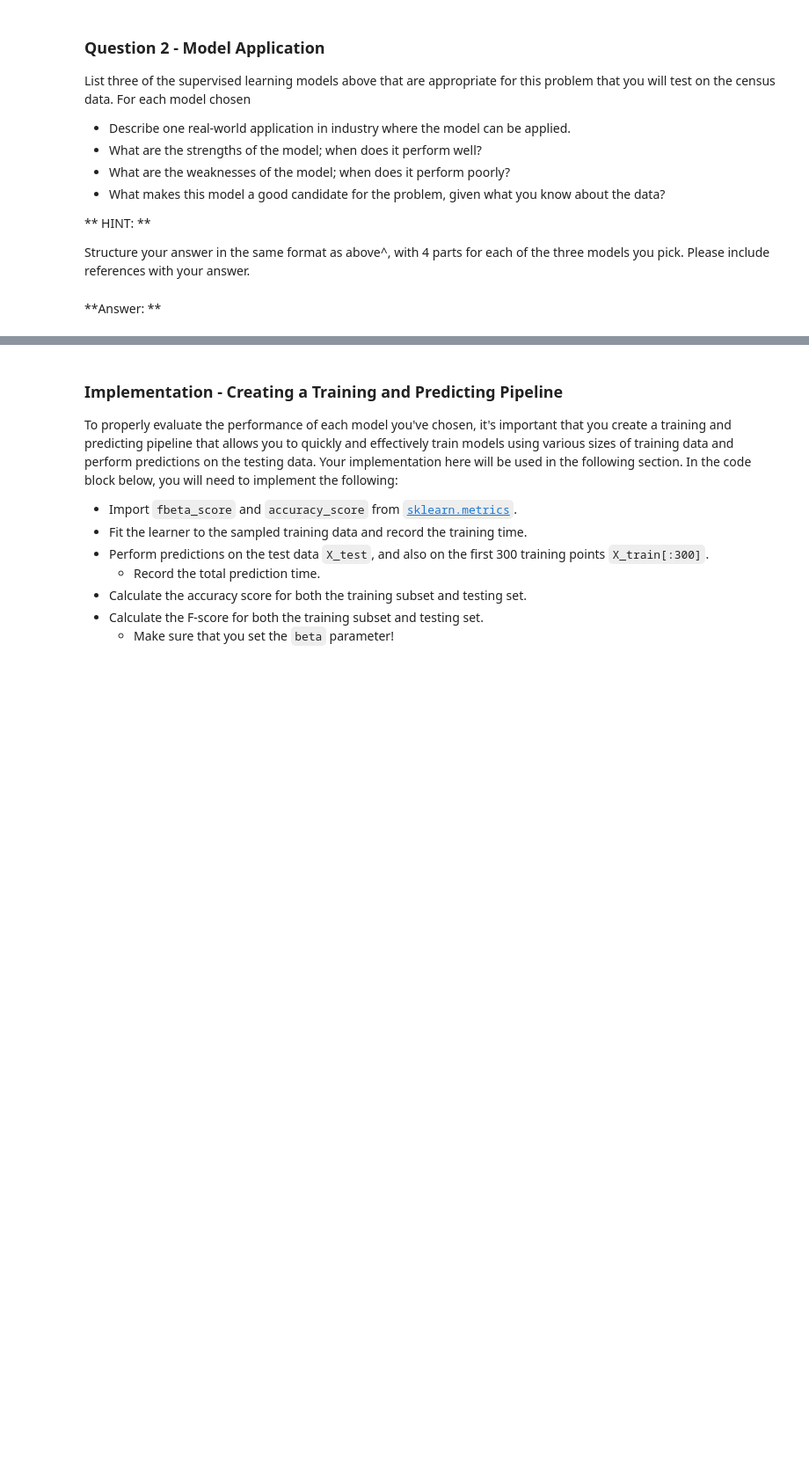
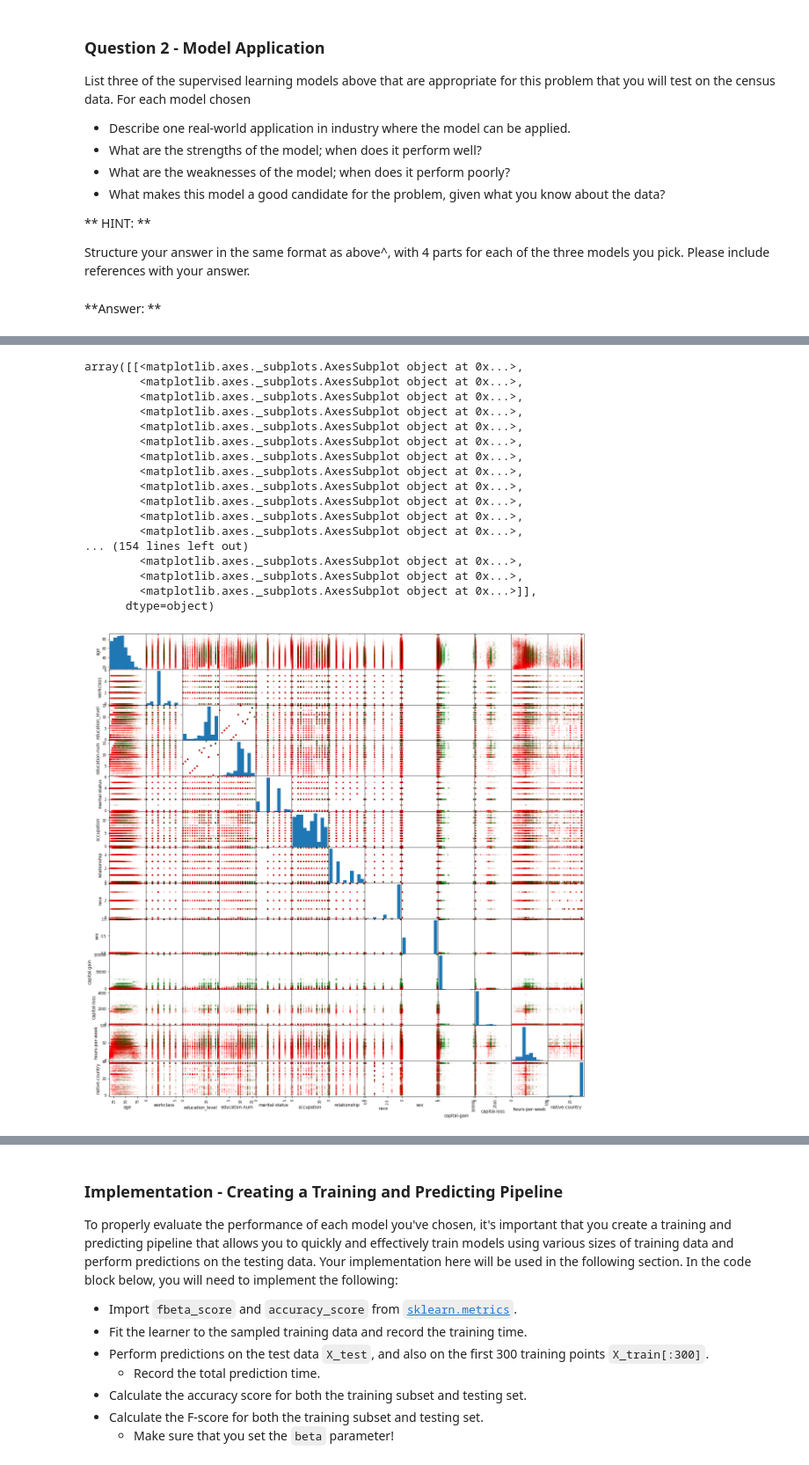
Before and after one commit to diogodutra/finding_donors, a Jupyter notebook: finding_donors.ipynb, the cells around one changed output, grey strips where cells are left out. Shown at 88% size. Drawn from its saved outputs; the diff is of its cells as text; code cells hidden in the pictures; blank space fills up the shorter version.

```diff
--- a/finding_donors.ipynb
+++ b/finding_donors.ipynb
@@ -310,0 +381,38 @@ Structure your answer in the same format as above^, with 4 parts for each of the
+# %%
+#let 'data' be untouched
+df = data
+
+#Encode to plottable values
+from sklearn.preprocessing import LabelEncoder
+lb_make = LabelEncoder()
+df["education_level"] = lb_make.fit_transform(df["education_level"])
+df["workclass"] = lb_make.fit_transform(df["workclass"])
+df["marital-status"] = lb_make.fit_transform(df["marital-status"])
+df["occupation"] = lb_make.fit_transform(df["occupation"])
+df["relationship"] = lb_make.fit_transform(df["relationship"])
+df["race"] = lb_make.fit_transform(df["race"])
+df["sex"] = lb_make.fit_transform(df["sex"])
+df["native-country"] = lb_make.fit_transform(df["native-country"])
+
+#Plot
+colors=['red','green']
+pd.plotting.scatter_matrix(df,c=df.income.apply(lambda x:colors[x]),figsize=[20,20], alpha=0.05)
+# %% [output]
+array([[<matplotlib.axes._subplots.AxesSubplot object at 0x...>,
+        <matplotlib.axes._subplots.AxesSubplot object at 0x...>,
+        <matplotlib.axes._subplots.AxesSubplot object at 0x...>,
+        <matplotlib.axes._subplots.AxesSubplot object at 0x...>,
+        <matplotlib.axes._subplots.AxesSubplot object at 0x...>,
+        <matplotlib.axes._subplots.AxesSubplot object at 0x...>,
+        <matplotlib.axes._subplots.AxesSubplot object at 0x...>,
+        <matplotlib.axes._subplots.AxesSubplot object at 0x...>,
+        <matplotlib.axes._subplots.AxesSubplot object at 0x...>,
+        <matplotlib.axes._subplots.AxesSubplot object at 0x...>,
+        <matplotlib.axes._subplots.AxesSubplot object at 0x...>,
+        <matplotlib.axes._subplots.AxesSubplot object at 0x...>,
+... (154 lines left out)
+        <matplotlib.axes._subplots.AxesSubplot object at 0x...>,
+        <matplotlib.axes._subplots.AxesSubplot object at 0x...>,
+        <matplotlib.axes._subplots.AxesSubplot object at 0x...>]],
+      dtype=object)
+[figure, added]
```
Also changed, not shown: parts of 8 cells of this notebook.
